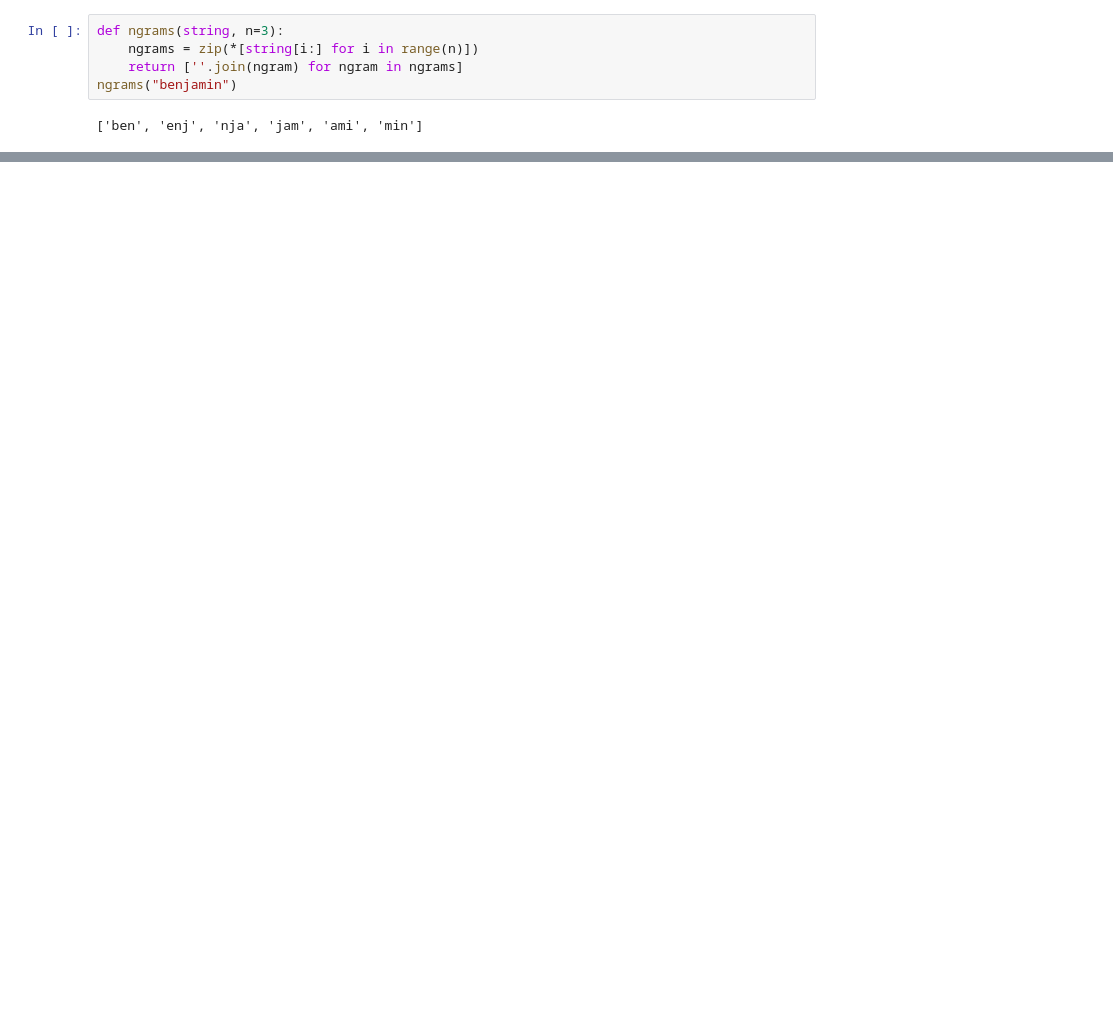
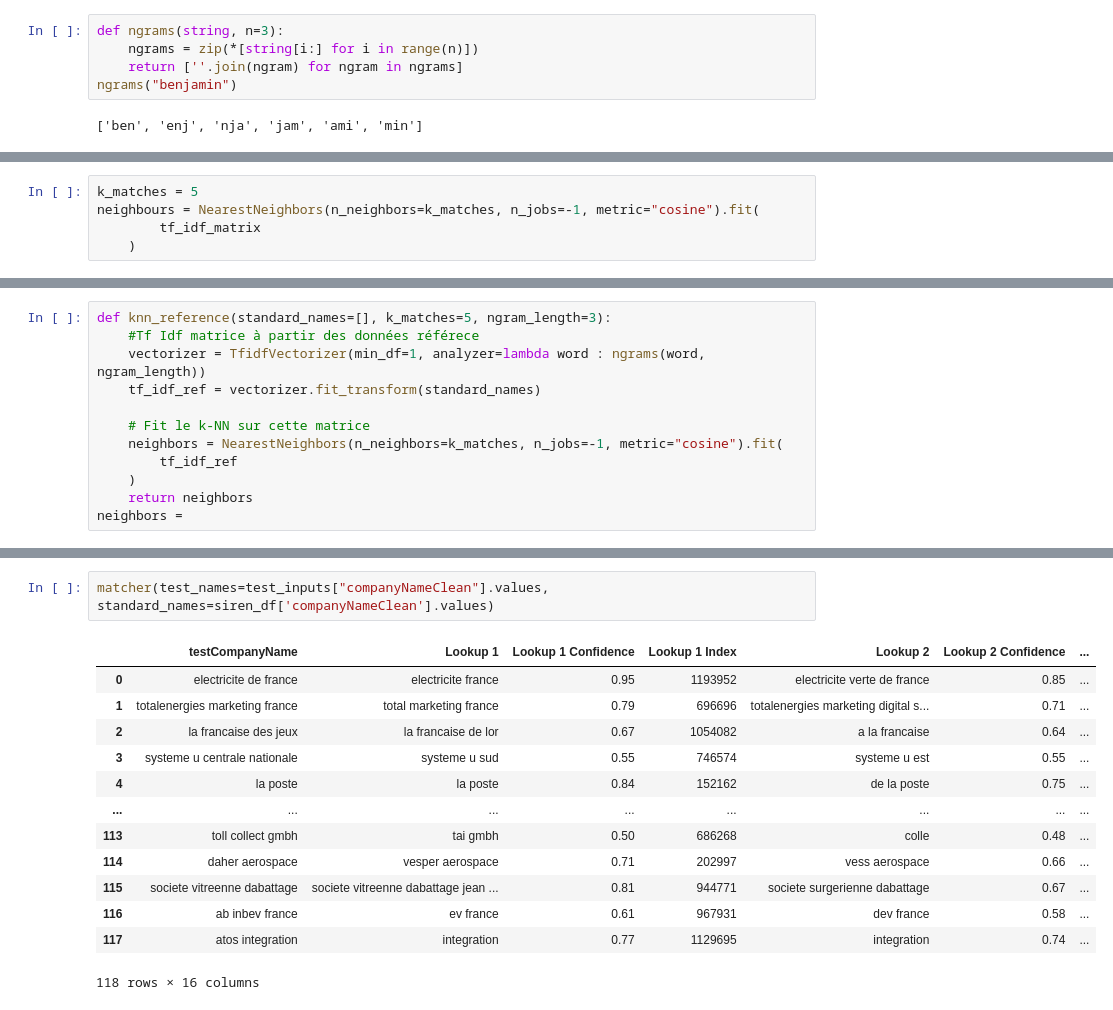
Before and after one commit to benjamrio/company-names-matching, a Jupyter notebook: notebooks/predict.ipynb, the cells around one changed output, grey strips where cells are left out. Drawn from its saved outputs; the diff is of its cells as text; blank space fills up the shorter version.

```diff
--- a/notebooks/predict.ipynb
+++ b/notebooks/predict.ipynb
@@ -178,0 +217,5 @@ array(['electricite de france', 'totalenergies marketing france',
+# %%
+k_matches = 5
+neighbours = NearestNeighbors(n_neighbors=k_matches, n_jobs=-1, metric="cosine").fit(
+        tf_idf_matrix
+    )
@@ -178,0 +236,12 @@ array(['electricite de france', 'totalenergies marketing france',
+# %%
+def knn_reference(standard_names=[], k_matches=5, ngram_length=3):
+    #Tf Idf matrice à partir des données référece
+    vectorizer = TfidfVectorizer(min_df=1, analyzer=lambda word : ngrams(word, ngram_length))
+    tf_idf_ref = vectorizer.fit_transform(standard_names)
+
+    # Fit le k-NN sur cette matrice
+    neighbors = NearestNeighbors(n_neighbors=k_matches, n_jobs=-1, metric="cosine").fit(
+        tf_idf_ref
+    )
+    return neighbors
+neighbors =
@@ -178,0 +327,16 @@ array(['electricite de france', 'totalenergies marketing france',
+# %%
+matcher(test_names=test_inputs["companyNameClean"].values, standard_names=siren_df['companyNameClean'].values)
+# %% [output]
+|  | testCompanyName | Lookup 1 | Lookup 1 Confidence | Lookup 1 Index | Lookup 2 | Lookup 2 Confidence | ... |
+| 0 | electricite de france | electricite france | 0.95 | 1193952 | electricite verte de france | 0.85 | ... |
+| 1 | totalenergies marketing france | total marketing france | 0.79 | 696696 | totalenergies marketing digital s... | 0.71 | ... |
+| 2 | la francaise des jeux | la francaise de lor | 0.67 | 1054082 | a la francaise | 0.64 | ... |
+| 3 | systeme u centrale nationale | systeme u sud | 0.55 | 746574 | systeme u est | 0.55 | ... |
+| 4 | la poste | la poste | 0.84 | 152162 | de la poste | 0.75 | ... |
+| ... | ... | ... | ... | ... | ... | ... | ... |
+| 113 | toll collect gmbh | tai gmbh | 0.50 | 686268 | colle | 0.48 | ... |
+| 114 | daher aerospace | vesper aerospace | 0.71 | 202997 | vess aerospace | 0.66 | ... |
+| 115 | societe vitreenne dabattage | societe vitreenne dabattage jean ... | 0.81 | 944771 | societe surgerienne dabattage | 0.67 | ... |
+| 116 | ab inbev france | ev france | 0.61 | 967931 | dev france | 0.58 | ... |
+| 117 | atos integration | integration | 0.77 | 1129695 | integration | 0.74 | ... |
+118 rows × 16 columns
```
Also changed, not shown: parts of 29 cells of this notebook, 2 other files.
